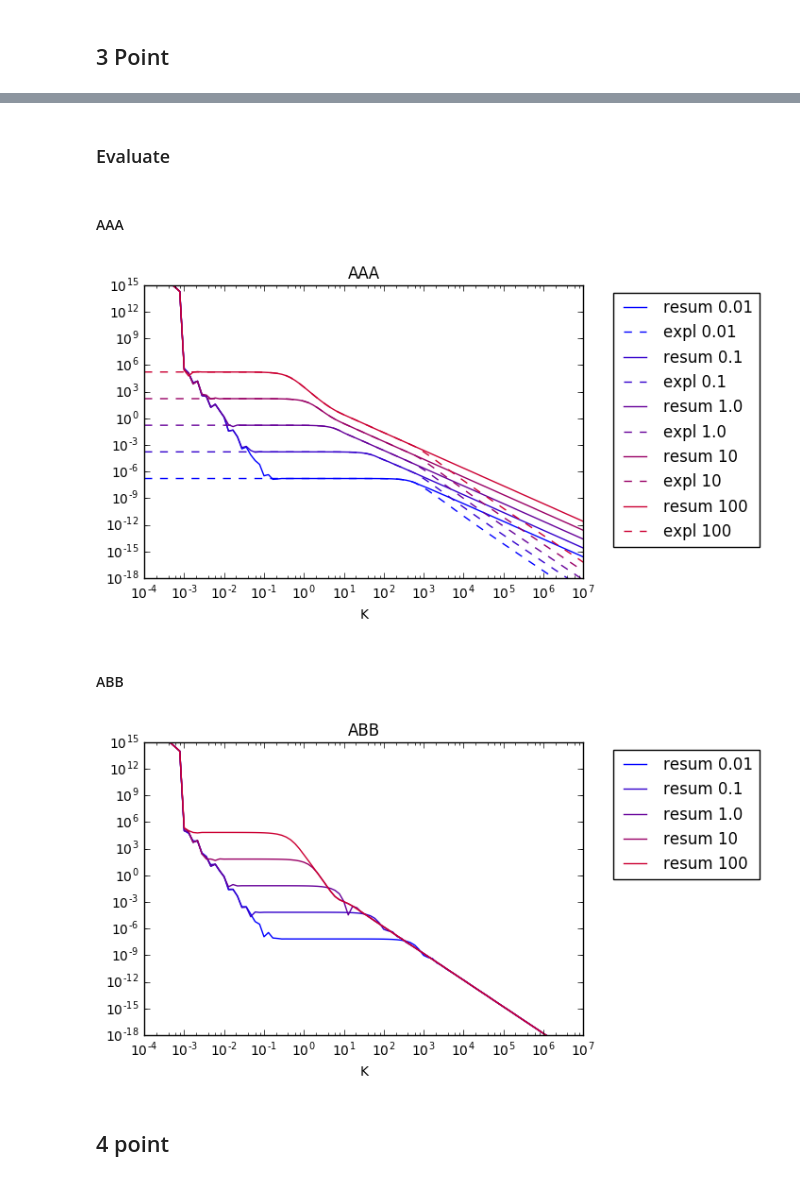
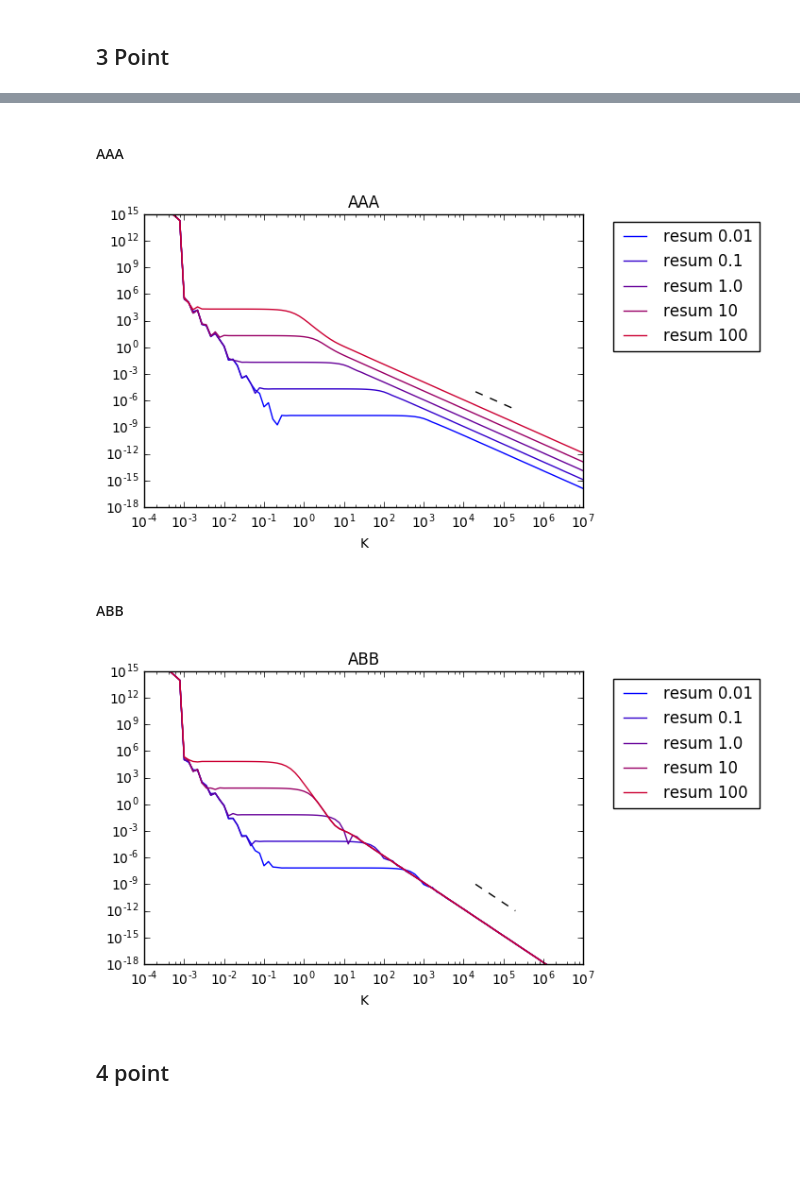
Before and after one commit to qmacAstanford/MultiPointCalculation, a Jupyter notebook: TestMultiPoint.ipynb, the cells around one changed output, grey strips where cells are left out. Drawn from its saved outputs; the diff is of its cells as text; code cells hidden in the pictures; blank space fills up the shorter version.

```diff
--- a/TestMultiPoint.ipynb
+++ b/TestMultiPoint.ipynb
@@ -9,2 +14,8 @@ from numba import jit
+# %%
+def plotlog(x, y, alpha, xrange=1, numx=2):
+    xv = np.logspace(np.log10(x), np.log10(x) + xrange, numx)
+    C = y / (x**alpha)
+    yv = C * xv**(alpha)
+    plt.loglog(xv, yv,'k--')
 # %% [markdown]
 ## 2 point
@@ -101,4 +36,5 @@ for ii in range(0,nkpts):
 # %%
+fa=0.5
 N=[0.1,1.0,10,100,1000,10000,100000]
 ana=np.zeros((nkpts,len(N)),dtype=type(1+1j))
 dub=np.zeros((nkpts,len(N)),dtype=type(1+1j))
@@ -106,8 +42,8 @@ for ii in range(0,nkpts):
     lam=0
     lam0=0
     for nn in range(0,len(N)):
-        ana[ii,nn]=IAAresum(N[nn],lam0,lam,props[ii])
-        dub[ii,nn]=IAAexplicit(N[nn],lam0,lam,props[ii])
+        ana[ii,nn]=mp.IAAresum(N[nn],fa,lam0,lam,props[ii])
+        dub[ii,nn]=mp.IAAexplicit(N[nn],fa,lam0,lam,props[ii])
 # %%
 fig, ax = plt.subplots()
 for ii in range(0,len(N)):
@@ -132,8 +69,8 @@ for ii in range(0,nkpts):
     lam=0
     lam0=0
     for nn in range(0,len(N)):
-        ana[ii,nn]=IABresum(N[nn],fa,lam0,lam,props[ii])
-        dub[ii,nn]=IABexplicit(N[nn],fa,lam0,lam,props[ii])
+        ana[ii,nn]=mp.IABresum(N[nn],fa,lam0,lam,props[ii])
+        dub[ii,nn]=mp.IABexplicit(N[nn],fa,lam0,lam,props[ii])
 # %%
 fig, ax = plt.subplots()
 for ii in range(0,len(N)):
@@ -252,5 +92,3 @@ def IABBresum(N,fa,lam0,lam,p1,p2):
-# %% [markdown]
-### Evaluate
 # %%
 nlam=5
 ORDEig=10
@@ -273,28 +111,35 @@ for ii in range(0,nkpts):
 # %%
 N=[0.01,0.1,1.0,10,100]
 ana=np.zeros((nkpts,len(N)),dtype=type(1+1j))
-dub=np.zeros((nkpts,len(N)),dtype=type(1+1j))
+#dub=np.zeros((nkpts,len(N)),dtype=type(1+1j))
 for ii in range(0,nkpts):
-    lam=0
-    lam0=0
+    lam_1=0
+    lam0_1=0
+    lam_2=0
+    lam0_2=0
     for nn in range(0,len(N)):
-        ana[ii,nn]=IAAAresum(N[nn],lam0,lam,props1[ii],props2[ii])
-        dub[ii,nn]=IAAAexplicit(N[nn],lam0,lam,props1[ii],props2[ii])
+        #IAAAexplicit(N,fa,lam0_1,lam_1,lam0_2,lam_2,p1,p2)
+        ana[ii,nn]=mp.IAAAresum(N[nn],fa,\
+                                lam0_1,lam_1,\
+                                lam0_2,lam_2,\
+                                props1[ii],props2[ii])
+        #dub[ii,nn]=np.IAAAexplicit(N[nn],lam0,lam,props1[ii],props2[ii])
 # %%
 fig, ax = plt.subplots()
 for ii in range(0,len(N)):
     col=float(ii)/len(N)
     ax.loglog(K.real,abs(ana[:,ii]),\
                 color=[col, 0.0, 1-col],label='resum '+str(N[ii]))
-    ax.loglog(K.real,abs(dub[:,ii]),'--',\
-                color=[col, 0.0, 1-col],label='expl '+str(N[ii]))
+    #ax.loglog(K.real,abs(dub[:,ii]),'--',\
+    #            color=[col, 0.0, 1-col],label='expl '+str(N[ii]))
 ax.legend(bbox_to_anchor=(1.05,1),loc=2)
+plotlog(2e4,1e-5,-2)
 ax.set_xlabel('K')
 ax.set_title('AAA')
 ax.set_ylim([10**-18,10**15])
 plt.show()
 # %% [output]
-[figure, old version]
+[figure, new version]
 # %% [markdown]
 #### ABB
 # %%
@@ -317,11 +167,12 @@ for ii in range(0,len(N)):
     #ax.loglog(K.real,abs(dub[:,ii]),'--',\
     #            color=[col, 0.0, 1-col],label='expl '+str(N[ii]))
 ax.legend(bbox_to_anchor=(1.05,1),loc=2)
+plotlog(2e4,1e-9,-3)
 ax.set_xlabel('K')
 ax.set_title('ABB')
 ax.set_ylim([10**-18,10**15])
 plt.show()
 # %% [output]
-[figure, old version]
+[figure, new version]
 # %% [markdown]
 ## 4 point
```
Also changed, not shown: parts of 46 cells of this notebook.
